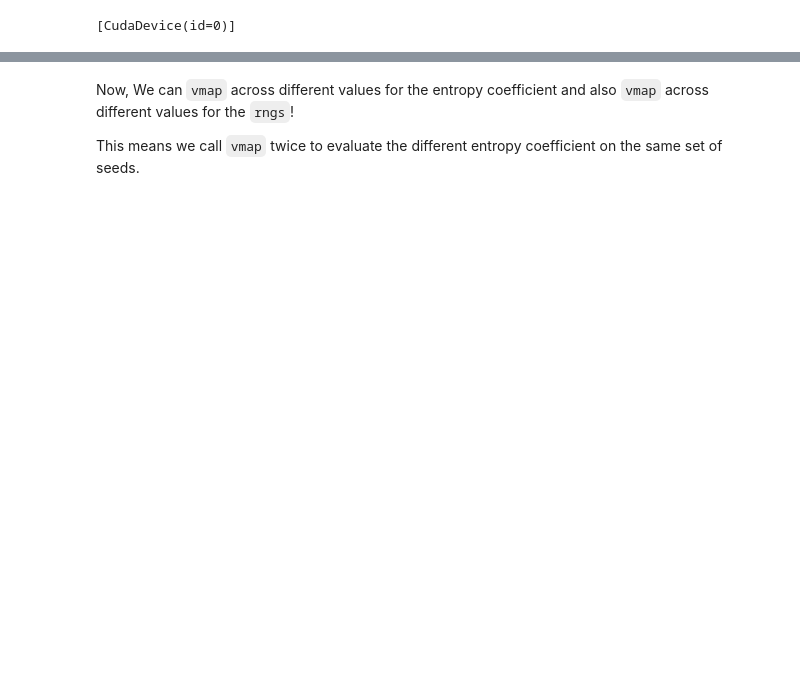
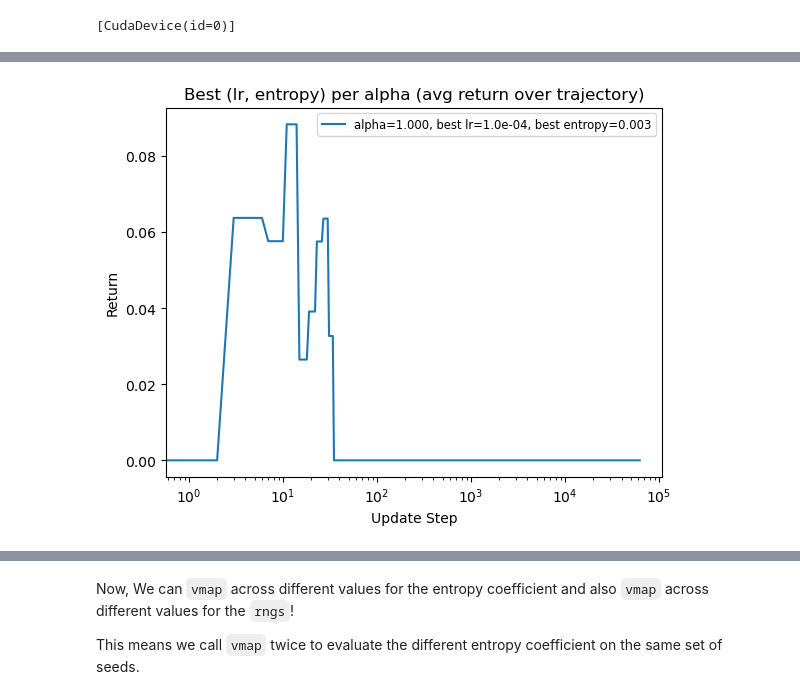
Before and after one commit to Labbi-Safwan/f-regularised-policy-gradient, a Jupyter notebook: deeprl/walkthrough.ipynb, the cells around one changed output, grey strips where cells are left out. Drawn from its saved outputs; the diff is of its cells as text; code cells hidden in the pictures; blank space fills up the shorter version.

```diff
--- a/deeprl/walkthrough.ipynb
+++ b/deeprl/walkthrough.ipynb
@@ -352,13 +852,0 @@ That was pretty fast! But now, let's try running many seeds in parallel. Let's t
-# %%
-rng = jax.random.PRNGKey(42)
-rngs = jax.random.split(rng, 256)
-train_vjit = jax.jit(jax.vmap(make_train(config)))
-t0 = time.time()
-outs = jax.block_until_ready(train_vjit(rngs))
-print(f"time: {time.time() - t0:.2f} s")
-
-for i in range(256):
-    plt.plot(outs["metrics"]["returned_episode_returns"][i].mean(-1).reshape(-1))
-plt.xlabel("Update Step")
-plt.ylabel("Return")
-plt.show()
@@ -376,7 +852,0 @@ array([   0.    ,    0.    ,    0.    , ..., -123.1875, -123.1875,
-# %%
-
-for i in range(256):
-    plt.plot(returns.reshape(256, -1).mean(0))
-plt.xlabel("Update Step")
-plt.ylabel("Return")
-plt.show()
@@ -384,0 +1117,69 @@ plt.show()
+# %%
+import numpy as np
+import matplotlib.pyplot as plt
+
+returns = outs["metrics"]["returned_episode_returns"]  # [N_alpha, N_lr, N_entropy, N_seeds, ...]
+
+n_alpha   = len(alpha_coef_search)
+n_lr      = len(lr_coef_search)
+n_entropy = len(entropy_coef_search)
+
+best_lr_indices      = []
+best_entropy_indices = []
+
+plt.figure()
+
+for i in range(n_alpha):
+    best_j = None  # best lr index
+    best_k = None  # best entropy index
+    best_score = -np.inf
+    best_curve = None
+
+    for j in range(n_lr):
+        for k in range(n_entropy):
+            # returns[i, j, k] has shape [N_seeds, ..., ...]
+            # average over seeds and envs, keep curve over update steps
+            curve = np.array(returns[i, j, k]).mean(0).mean(-1).reshape(-1)
+
+            # score = average return over entire trajectory
+            score = float(curve.mean())
+
+            if score > best_score:
+                best_score = score
+                best_j = j
+                best_k = k
+                best_curve = curve
+
+    best_lr_indices.append(best_j)
+    best_entropy_indices.append(best_k)
+
+    # Plot best curve for this alpha
+    plt.plot(
+        best_curve,
+        label=(
+            "alpha={:.3f}, best lr={:.1e}, best entropy={:.3f}"
+            .format(
+                float(alpha_coef_search[i]),
+                float(lr_coef_search[best_j]),
+                float(entropy_coef_search[best_k]),
+            )
+        ),
+    )
+
+    print(
+        "alpha={:.3f} -> best lr={:.1e}, best entropy={:.3f}, avg return={:.3f}".format(
+            float(alpha_coef_search[i]),
+            float(lr_coef_search[best_j]),
+            float(entropy_coef_search[best_k]),
+            best_score,
+        )
+    )
+
+plt.legend(fontsize="small")
+plt.xscale("log")
+# plt.yscale("log")  # optional
+plt.xlabel("Update Step")
+plt.ylabel("Return")
+plt.title("Best (lr, entropy) per alpha (avg return over trajectory)")
+plt.show()
+# %% [output]
@@ -384,0 +1187 @@ plt.show()
+[figure, added]
```
Also changed, not shown: parts of 43 cells of this notebook.
